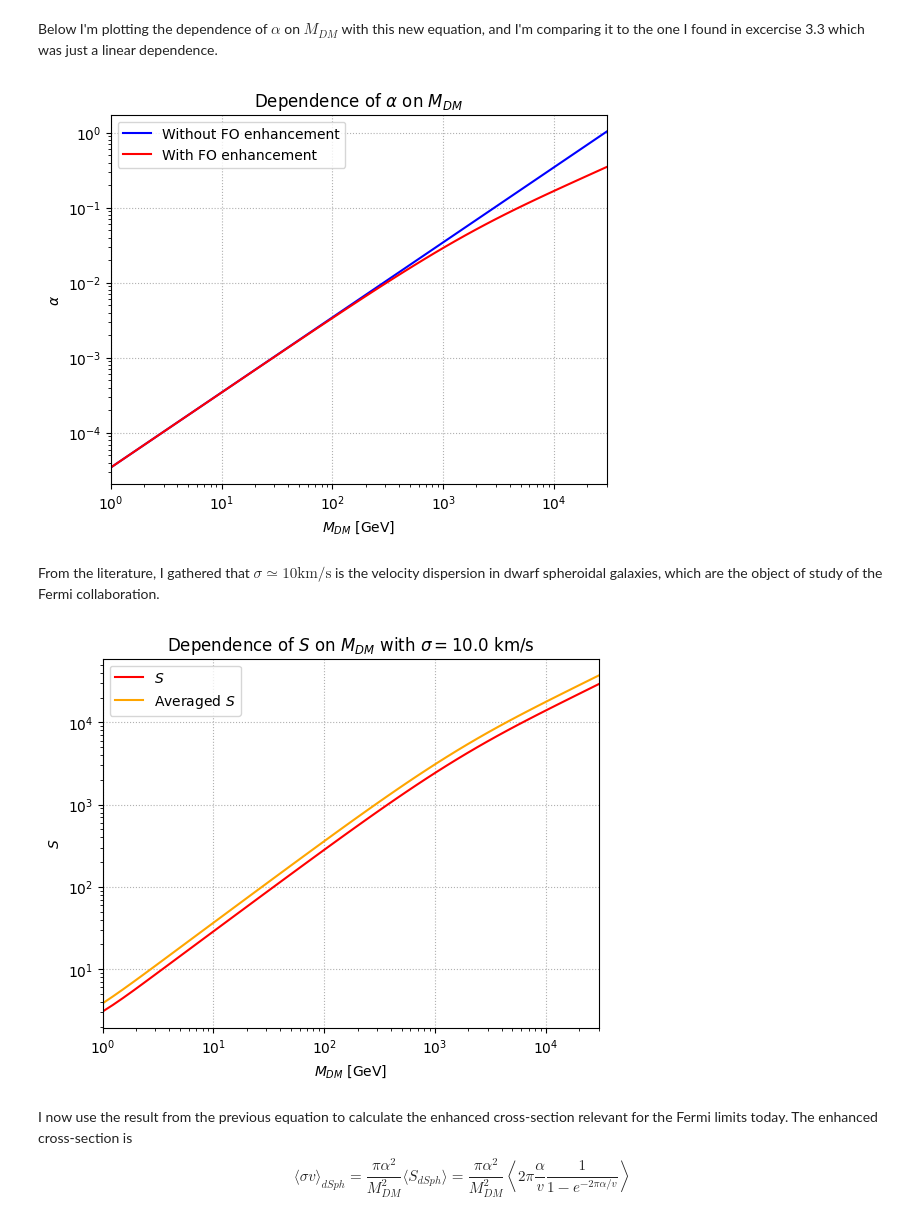
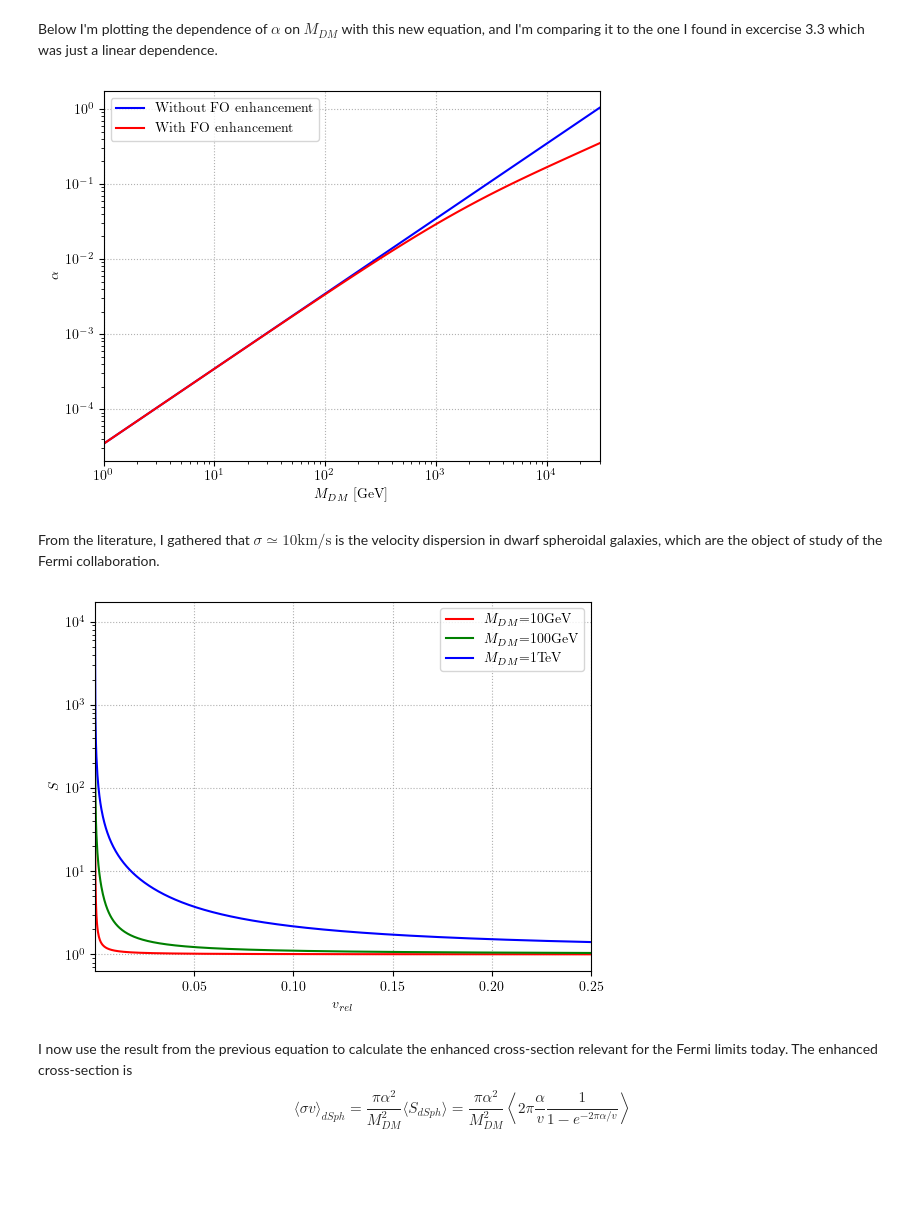
Before and after one commit to LuckeeDev/bachelor-thesis, a Jupyter notebook: notebooks/sommerfeld.ipynb, the cells around one changed output. Cells and saved outputs as stored; diff of their text form; code cells hidden in the pictures; blank space fills up the shorter version.

Commit message:
improve graphs

```diff
--- a/notebooks/sommerfeld.ipynb
+++ b/notebooks/sommerfeld.ipynb
@@ -38,19 +42,19 @@ def simple_alpha(M):
 # %% [markdown]
 Below I'm plotting the dependence of $\alpha$ on $M_{DM}$ with this new equation, and I'm comparing it to the one I found in excercise 3.3 which was just a linear dependence.
 # %%
-plt.title("Dependence of $\\alpha$ on $M_{DM}$")
 plt.xlabel("$M_{DM}$ [GeV]")
 plt.ylabel("$\\alpha$")
 plt.xscale("log")
 plt.yscale("log")
 plt.grid(linestyle=':')
 plt.margins(x=0)
 M_axis = np.logspace(0, np.log10(30000))
 plt.plot(M_axis, M_axis * np.sqrt(sigmav_relic_GeV / np.pi), color="blue", label="Without FO enhancement");
 plt.plot(M_axis, alpha(M_axis), color="red", label="With FO enhancement");
 plt.legend();
+plt.savefig("alpha.pdf")
 # %% [output]
-[figure, old version]
+[figure, new version]
 # %% [markdown]
 From the literature, I gathered that $\sigma \simeq 10 \mathrm{km}/\mathrm{s}$ is the velocity dispersion in dwarf spheroidal galaxies, which are the object of study of the Fermi collaboration.
 # %%
@@ -65,18 +69,20 @@ def avgS_single(alpha):
 
 avgS = np.vectorize(avgS_single)
 # %%
-plt.title("Dependence of $S$ on $M_{DM}$ with $\\sigma=$" + str(vdisp_dSph * 300000) + " km/s")
-plt.xlabel("$M_{DM}$ [GeV]")
+v_axis = np.linspace(5 / 300000, 0.25, 1000)
+
+plt.xlabel("$v_{rel}$")
 plt.ylabel("$S$")
-plt.xscale("log")
 plt.yscale("log")
 plt.grid(linestyle=':')
 plt.margins(x=0)
-plt.plot(M_axis, S(alpha(M_axis), avg_vrel_dSph), color="red", label="$S$");
-plt.plot(M_axis, avgS(alpha(M_axis)), color="orange", label="Averaged $S$");
+plt.plot(v_axis, S(alpha(10), v_axis), color="red", label="$M_{DM}$=10GeV");
+plt.plot(v_axis, S(alpha(100), v_axis), color="green", label="$M_{DM}$=100GeV");
+plt.plot(v_axis, S(alpha(1000), v_axis), color="blue", label="$M_{DM}$=1TeV");
 plt.legend();
+plt.savefig("enhancement_factor.pdf")
 # %% [output]
-[figure, old version]
+[figure, new version]
 # %% [markdown]
 I now use the result from the previous equation to calculate the enhanced cross-section relevant for the Fermi limits today. The enhanced cross-section is
 $$
```
Also changed, not shown: parts of 2 cells of this notebook, 4 other files.
